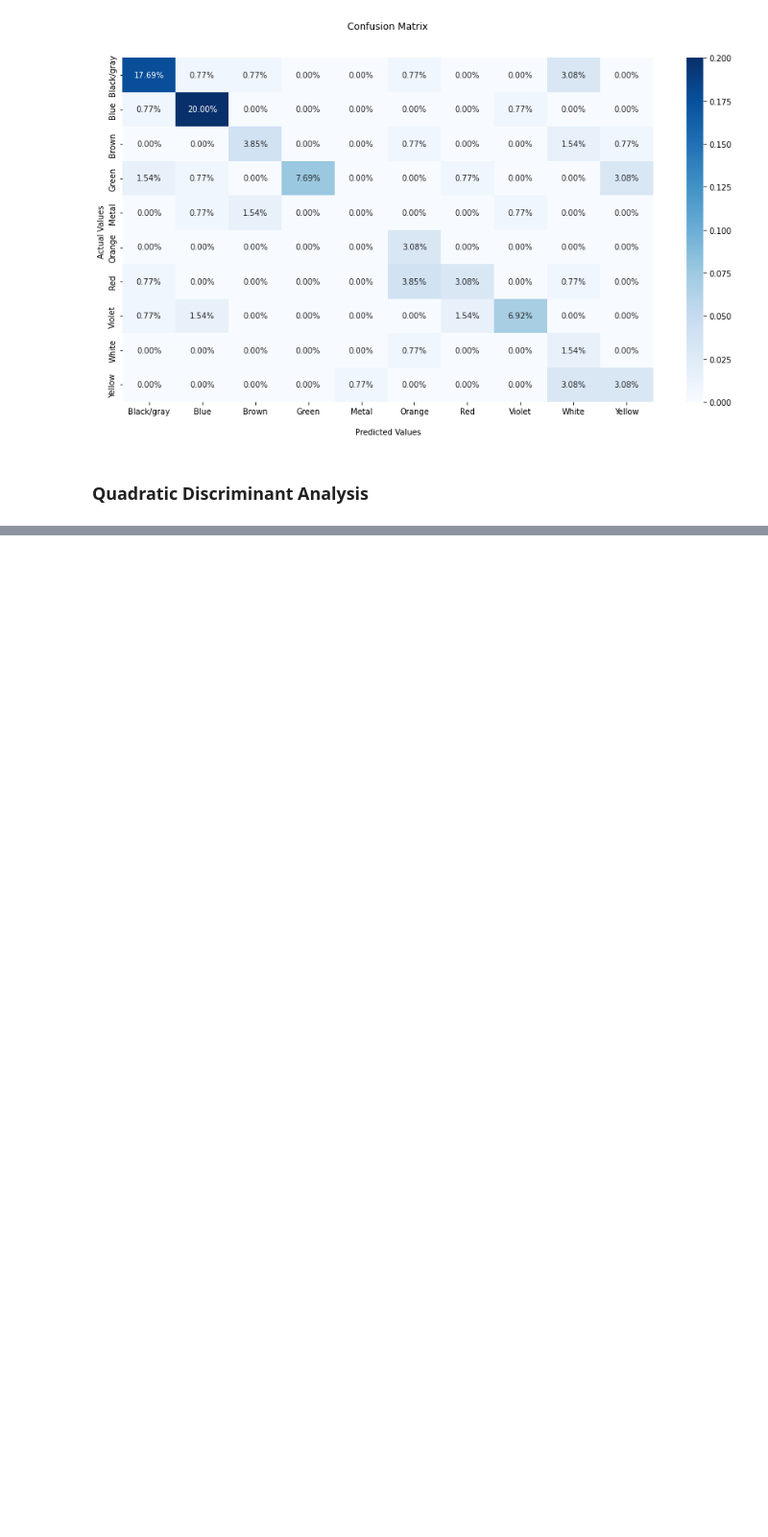
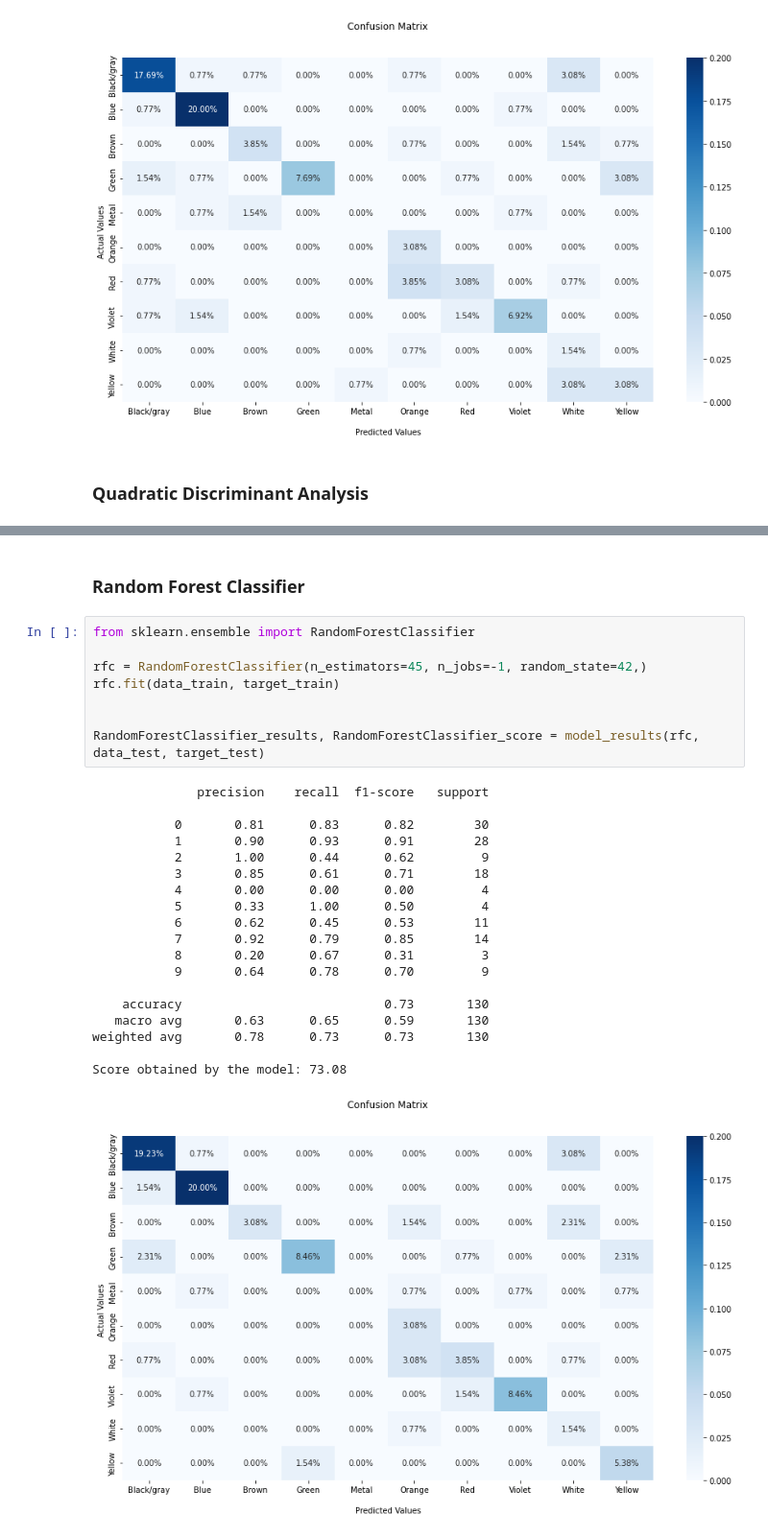
Before and after one commit to Gaboelc/Color-classifier, a Jupyter notebook: data_classification.ipynb, the cells around one changed output, grey strips where cells are left out. Shown: that part at 96% size. Cells and saved outputs as stored; diff of their text form; blank space fills up the shorter version.

```diff
--- a/data_classification.ipynb
+++ b/data_classification.ipynb
@@ -224,0 +262,30 @@ plt.show()
+# %% [markdown]
+### Random Forest Classifier
+# %%
+from sklearn.ensemble import RandomForestClassifier
+
+rfc = RandomForestClassifier(n_estimators=45, n_jobs=-1, random_state=42,)
+rfc.fit(data_train, target_train)
+
+
+RandomForestClassifier_results, RandomForestClassifier_score = model_results(rfc, data_test, target_test)
+# %% [output]
+              precision    recall  f1-score   support
+
+           0       0.81      0.83      0.82        30
+           1       0.90      0.93      0.91        28
+           2       1.00      0.44      0.62         9
+           3       0.85      0.61      0.71        18
+           4       0.00      0.00      0.00         4
+           5       0.33      1.00      0.50         4
+           6       0.62      0.45      0.53        11
+           7       0.92      0.79      0.85        14
+           8       0.20      0.67      0.31         3
+           9       0.64      0.78      0.70         9
+
+    accuracy                           0.73       130
+   macro avg       0.63      0.65      0.59       130
+weighted avg       0.78      0.73      0.73       130
+
+Score obtained by the model: 73.08
+[figure, added]
```
Also changed, not shown: parts of 12 cells of this notebook.
